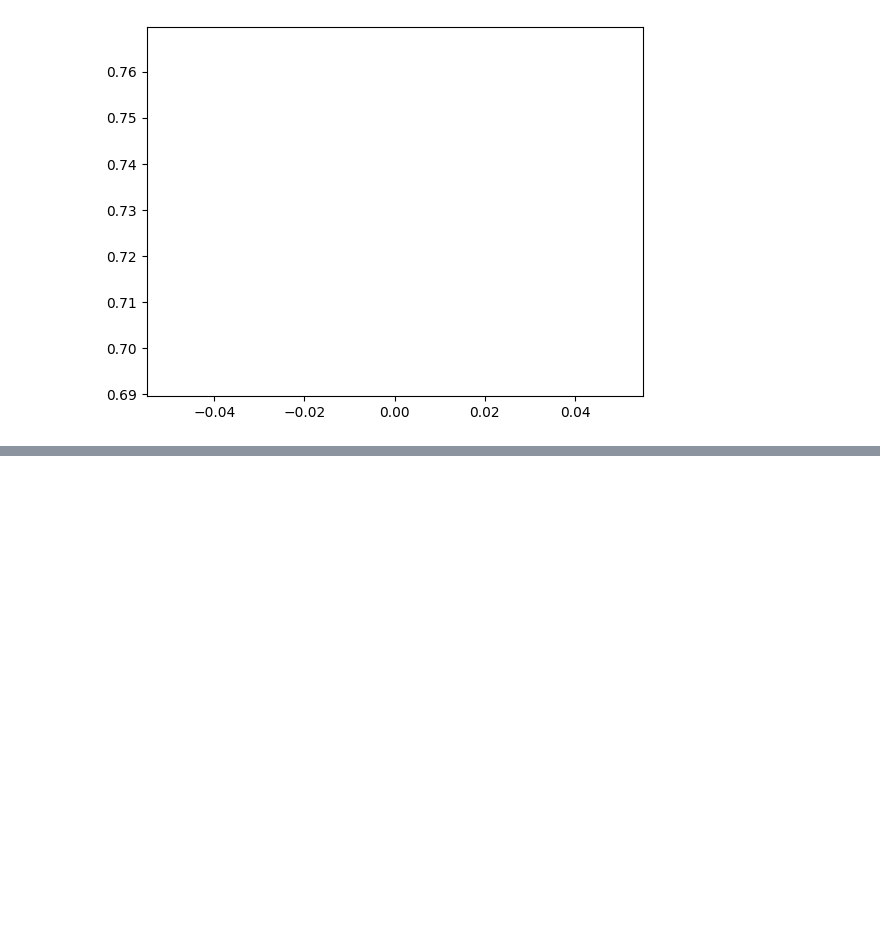
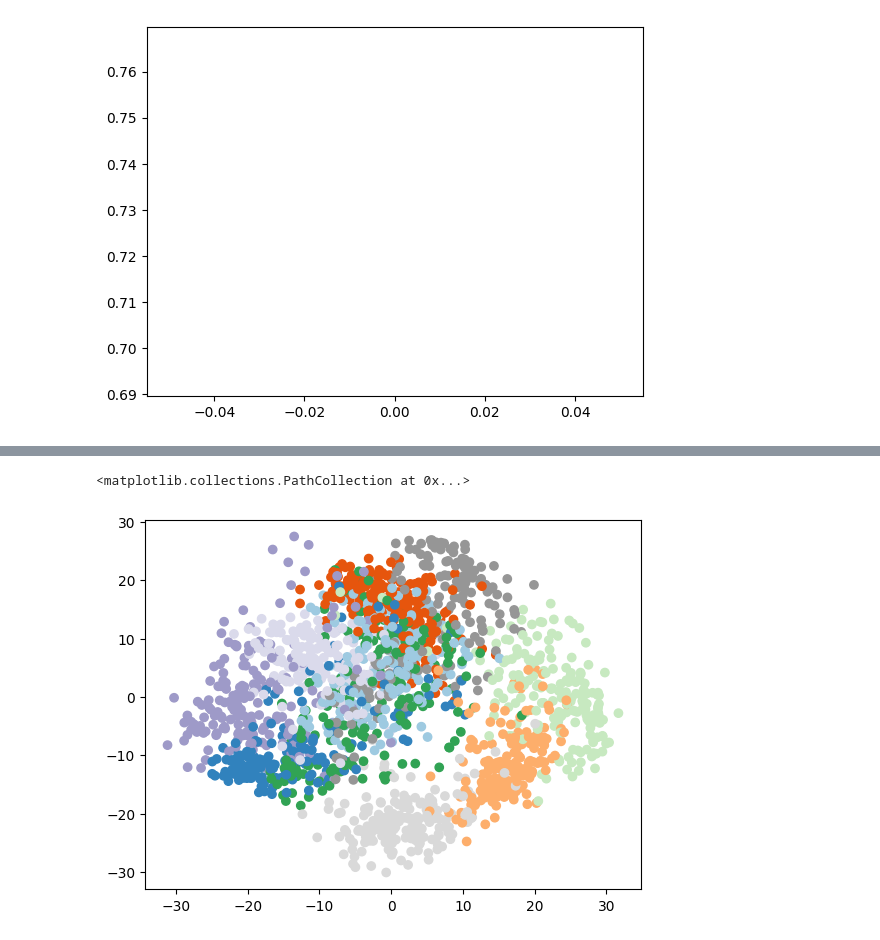
Before and after one commit to chrisistrati/Sigmoid-Homework, a Jupyter notebook: 05_PCA.ipynb, the cells around one changed output, grey strips where cells are left out. Saved outputs shown, nothing was run; the diff lists cells and outputs as text; code cells hidden in the pictures; blank space fills up the shorter version.

```diff
--- a/05_PCA.ipynb
+++ b/05_PCA.ipynb
@@ -180,0 +201,7 @@ There is no plot because, the array only has one dimension, so the explained var
+# %%
+digit_PCA = PCA(n_components=2) #creating PCA
+
+X_digits=scaler.fit_transform(X_digits) #scaling the data
+
+X_digits=pd.DataFrame(X_digits)  #tradnsforming to pandas dataframe
+X_digits.head()
@@ -180,0 +216,4 @@ There is no plot because, the array only has one dimension, so the explained var
+# %%
+X_tarnsformed = digit_PCA.fit_transform(X_digits)  #fitting and applying PCA
+X_tarnsformed=pd.DataFrame(X_tarnsformed) #transforming to pandas dataframe
+X_tarnsformed.head()
@@ -180,0 +227,5 @@ There is no plot because, the array only has one dimension, so the explained var
+# %%
+plt.scatter(X_tarnsformed[0], X_tarnsformed[1], c=digits.target, cmap='tab20c_r') #plotting the data
+# %% [output]
+<matplotlib.collections.PathCollection at 0x...>
+[figure, added]
```
Also changed, not shown: parts of 9 cells of this notebook.
